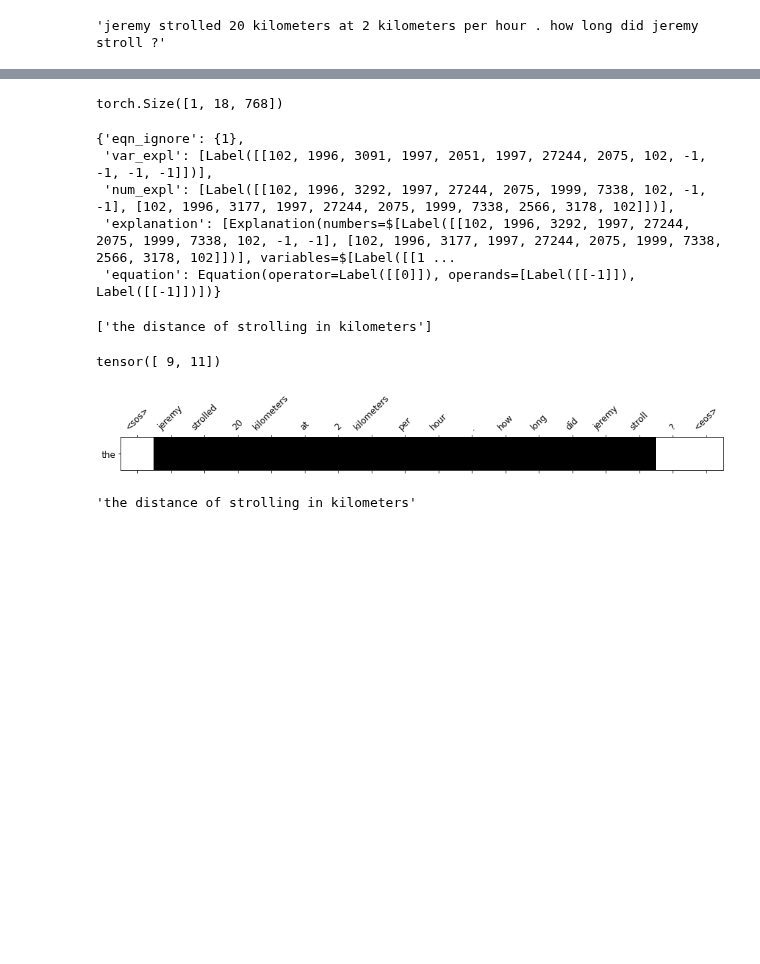
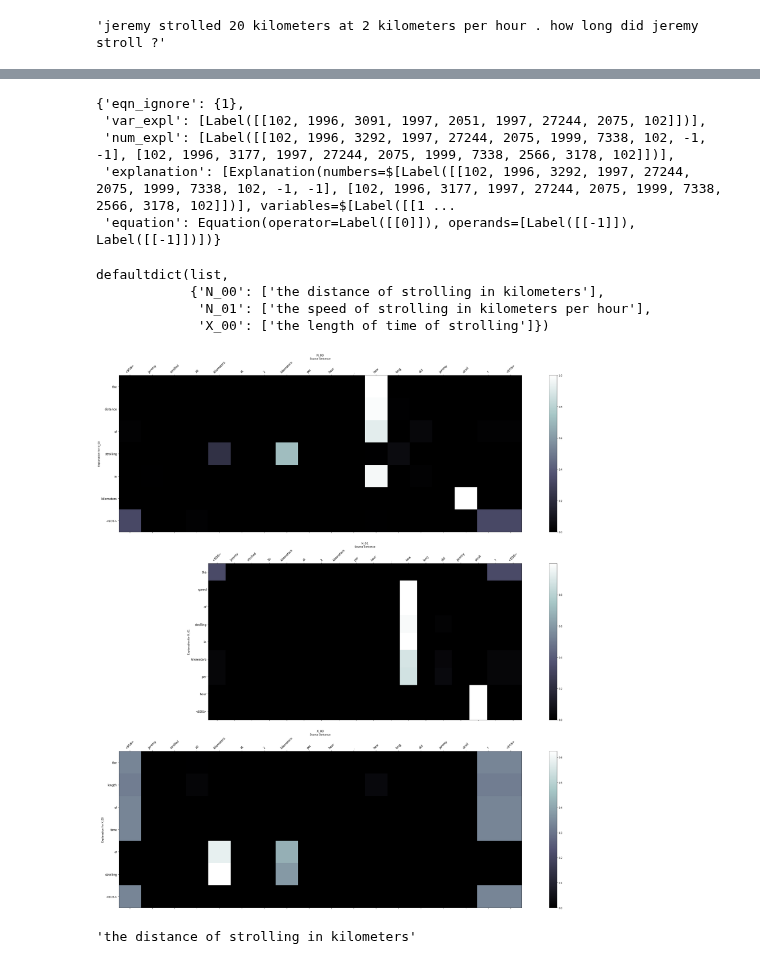
Before and after one commit to rsk25/NVIX, a Jupyter notebook: attention_heatmap.ipynb, the cells around one changed output, grey strips where cells are left out. Cells and saved outputs as stored; diff of their text form; code cells hidden in the pictures; blank space fills up the shorter version.

Commit message:
drawing attention heatmap notebook

```diff
--- a/attention_heatmap.ipynb
+++ b/attention_heatmap.ipynb
@@ -79,12 +60,16 @@ test_data.num_items
 # %% [output]
 365
 # %%
+# 'sears tower' problem index: 49th of 'dev'
+
+PROB_IDX = 0
+
 set_seed(config['seed'])
 batch = test_data.get_minibatches(batch_size=1, for_testing=True)
 output = nvix(
-    text=batch[0].text.to(nvix.device),
-    beam=config['beam_for_equation'],
-    beam_expl=config['beam_for_explanation']
+    text=batch[PROB_IDX].text.to(nvix.device),
+    beam=3,
+    beam_expl=1
 )
 # %% [output]
 [W Context.cpp:70] Warning: torch.use_deterministic_algorithms is in beta, and its design and functionality may change in the future. (function operator())
@@ -117,22 +89,16 @@ torch.Size([1, 18])
-# %%
-encoded, num_out = nvix.encoder(batch[0].text)
-encoded.as_dict()['vector'].shape
-# %% [output]
-torch.Size([1, 18, 768])
 # %%
 output
 # %% [output]
 {'eqn_ignore': {1},
- 'var_expl': [Label([[102, 1996, 3091, 1997, 2051, 1997, 27244, 2075, 102, -1, -1, -1, -1]])],
+ 'var_expl': [Label([[102, 1996, 3091, 1997, 2051, 1997, 27244, 2075, 102]])],
  'num_expl': [Label([[102, 1996, 3292, 1997, 27244, 2075, 1999, 7338, 102, -1, -1], [102, 1996, 3177, 1997, 27244, 2075, 1999, 7338, 2566, 3178, 102]])],
  'explanation': [Explanation(numbers=$[Label([[102, 1996, 3292, 1997, 27244, 2075, 1999, 7338, 102, -1, -1], [102, 1996, 3177, 1997, 27244, 2075, 1999, 7338, 2566, 3178, 102]])], variables=$[Label([[1 ...
  'equation': Equation(operator=Label([[0]]), operands=[Label([[-1]]), Label([[-1]])])}
 # %%
-output['explanation'][0].to_human_readable(tokenizer=tokenizer)['N_00']
+output['explanation'][0].to_human_readable(tokenizer=tokenizer)
 # %% [output]
-['the distance of strolling in kilometers']
+defaultdict(list,
+            {'N_00': ['the distance of strolling in kilometers'],
+             'N_01': ['the speed of strolling in kilometers per hour'],
+             'X_00': ['the length of time of strolling']})
-# %%
-output['num_expl'][0].sequence_lengths
-# %% [output]
-tensor([ 9, 11])
 # %%
@@ -161,14 +154,15 @@ def display_attention(sentence, translation, attention, n_heads = 1, n_rows = 1,
     plt.show()
     plt.close()
 # %%
-import matplotlib.pyplot as plt
-import matplotlib.ticker as ticker
-
 explanations = output['explanation'][0].to_human_readable(tokenizer=tokenizer)
 
-display_attention(sentence=batch[0].text.raw[0].split(), translation=explanations['N_00'][0].split(), attention=nvix.explanation_pghead.attention_score[0])
+display_attention(
+    sentence=batch[PROB_IDX].text.raw[0].split(),
+    explanation=explanations,
+    attention=nvix.attention_scores
+)
 # %% [output]
-[figure, old version]
+[figure, new version]
 # %%
 explanations['N_00'][0]
 # %% [output]
```
Also changed, not shown: parts of 16 cells of this notebook.
